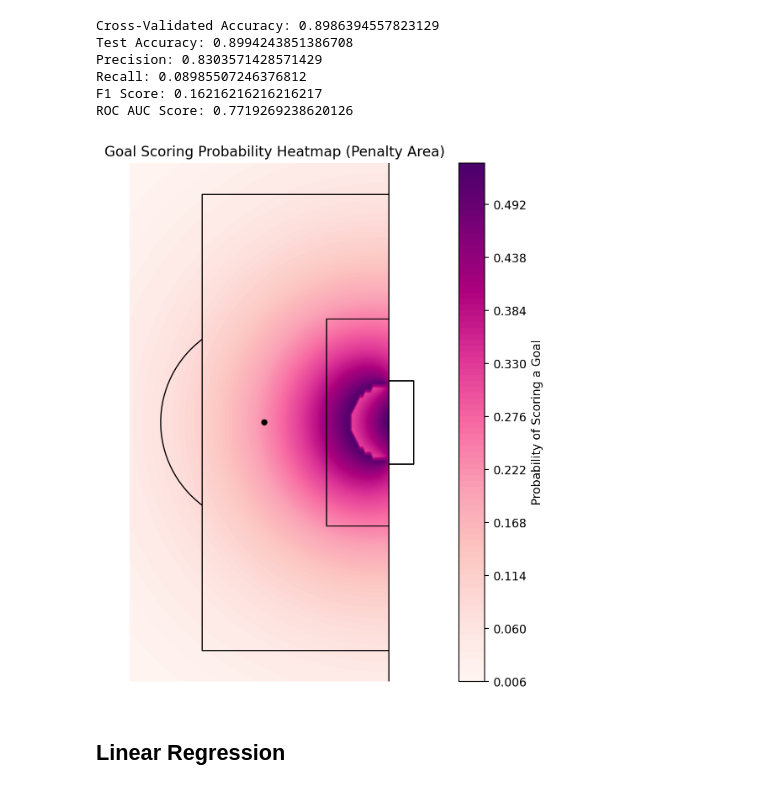
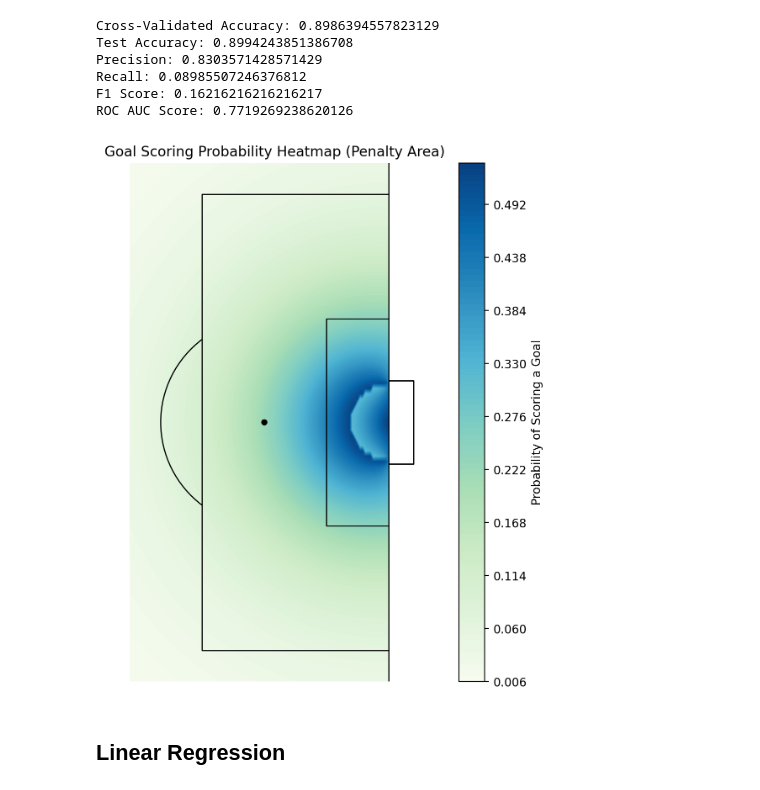
Before and after one commit to G4din/Examensarbete-PlaymakerAI, a Jupyter notebook: xG_Distance+Angle.ipynb, the cells around one changed output. Saved outputs shown, nothing was run; the diff lists cells and outputs as text; code cells hidden in the pictures.

Commit message:
graphs

```diff
--- a/xG_Distance+Angle.ipynb
+++ b/xG_Distance+Angle.ipynb
@@ -436,27 +429,27 @@ ROC AUC Score: 0.7719269238620126
 # %%
 # Plot
 x_values = np.linspace(95, 120, 100)  # Increase the number of points for finer resolution
 y_values = np.linspace(15, 65, 100)   # Increase the number of points for finer resolution
 
 xx, yy = np.meshgrid(x_values, y_values)
 grid_points = np.c_[xx.ravel(), yy.ravel()]
 full_grid_points = np.array([[calculate_dist(x, y), calculate_angle(x, y), 0, 0] for x, y in grid_points])
 
 goal_probabilities = log_model.predict_proba(full_grid_points)[:, 1]  # Probability predictions
 goal_prob_matrix = goal_probabilities.reshape(xx.shape)
 
 fig, ax = plt.subplots(figsize=(12, 8))
 pitch = Pitch(half=True, goal_type='box', line_zorder=2, line_color='black', linewidth=1)
 pitch.draw(ax=ax)
-contour = ax.contourf(xx, yy, goal_prob_matrix, cmap='RdPu', levels=100, zorder=1)  # Increase levels for smoother gradient
+contour = ax.contourf(xx, yy, goal_prob_matrix, cmap='GnBu', levels=100, zorder=1)  # Increase levels for smoother gradient
 fig.colorbar(contour, ax=ax, label='Probability of Scoring a Goal')
 ax.set_title('Goal Scoring Probability Heatmap (Penalty Area)')
 ax.set_xlim(95, 123)
 ax.set_ylim(15, 65)
 
 plt.show()
 # %% [output]
-[figure, old version]
+[figure, new version]
 # %% [markdown]
 ## Linear Regression
 # %%
```
Also changed, not shown: parts of 13 cells of this notebook.
